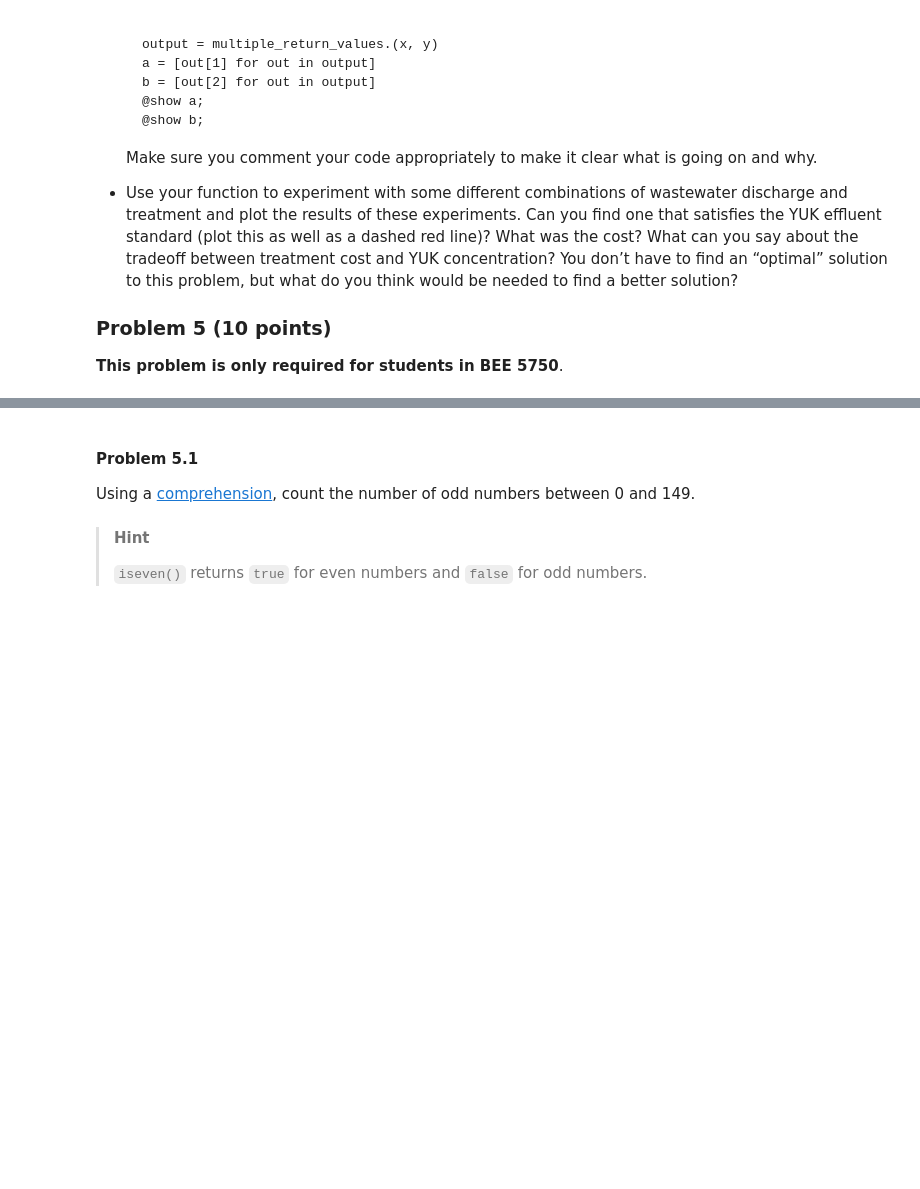
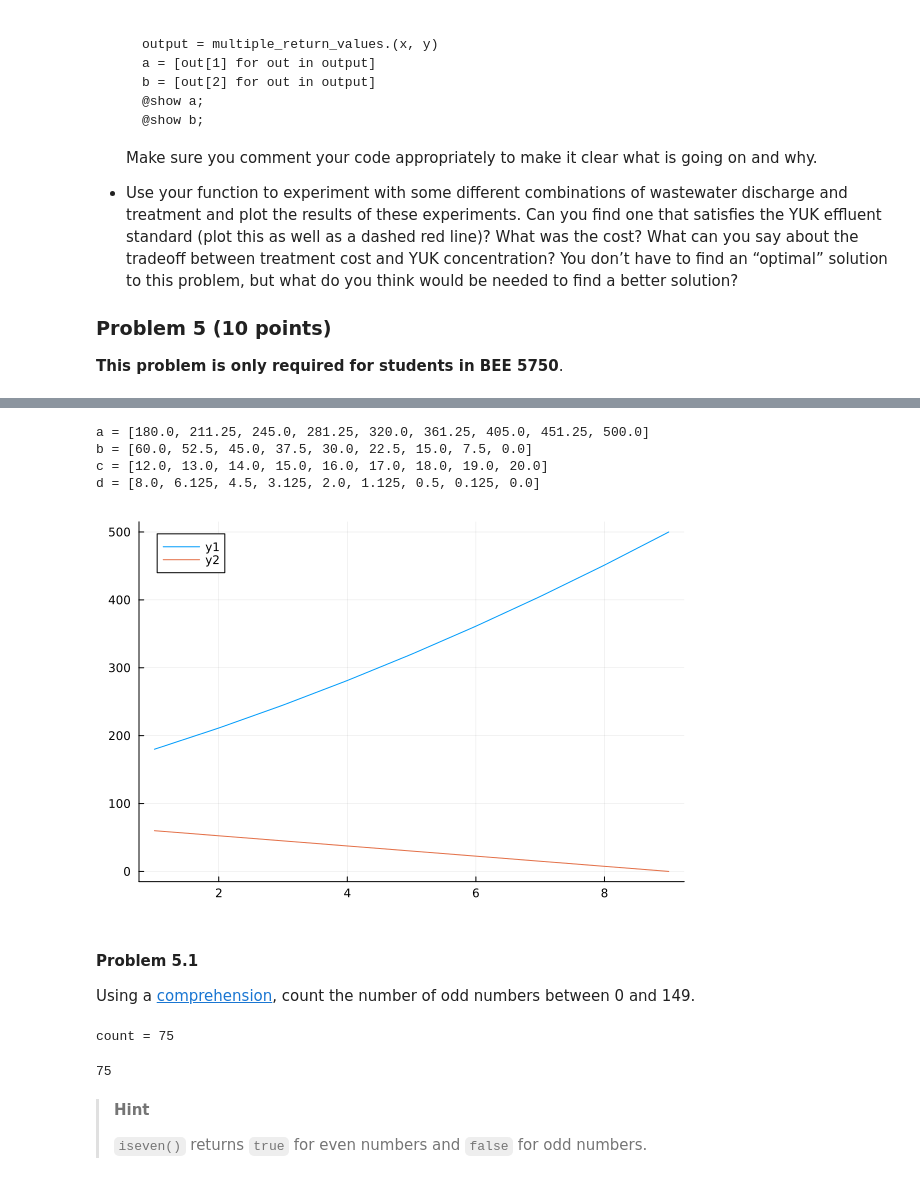
Before and after one commit to BEE4750-FA24/hw1-BorJiuntseng, a Jupyter notebook: hw01.ipynb, the cells around one changed output, grey strips where cells are left out. Cells and saved outputs as stored; diff of their text form; code cells hidden in the pictures; blank space fills up the shorter version.

```diff
--- a/hw01.ipynb
+++ b/hw01.ipynb
@@ -321,9 +374,43 @@ display(p)
+# %%
+#treatment cost&efficiency
+using Plots
+function treatment_cost(w, x, y, z) #create a function that calculate treatment cost
+    return (x^2/20, y*1.5, x*0.2, y-y*(1-0.005*y))
+end
+landfill = [60, 65, 70, 75, 80, 85, 90, 95, 100] #number of waste in land dispose
+chemical = [40, 35, 30, 25, 20, 15, 10, 5, 0] #number of waste in chemi
+output = treatment_cost.(landfill, landfill, chemical, chemical)
+a = [out[1] for out in output]
+b = [out[2] for out in output]
+c = [out[3] for out in output]
+d = [out[4] for out in output]
+@show a
+@show b
+@show c
+@show d
+landfill = a
+chemical = b
+plot([landfill, chemical])
+# %% [output]
+a = [180.0, 211.25, 245.0, 281.25, 320.0, 361.25, 405.0, 451.25, 500.0]
+b = [60.0, 52.5, 45.0, 37.5, 30.0, 22.5, 15.0, 7.5, 0.0]
+c = [12.0, 13.0, 14.0, 15.0, 16.0, 17.0, 18.0, 19.0, 20.0]
+d = [8.0, 6.125, 4.5, 3.125, 2.0, 1.125, 0.5, 0.125, 0.0]
+[figure, added]
 # %% [markdown]
 #### Problem 5.1
 
 Using a
 [comprehension](https://viveks.me/environmental-systems-analysis/tutorials/julia-basics.html#comprehensions),
 count the number of odd numbers between 0 and 149.
+# %%
+#= 1 for i in 0:149 if !iseven(i), writing this down after reading comprehension page, so it'll have 1 for every number between 0 to 149
+that's not even, and basically I just need the sum of it to know how many are odd numbers=#
+count = sum(1 for i in 0:149 if !iseven(i))
+@show count
+# %% [output]
+count = 75
+75
 # %% [markdown]
 > **Hint**
 >
```
Also changed, not shown: parts of 11 cells of this notebook.
